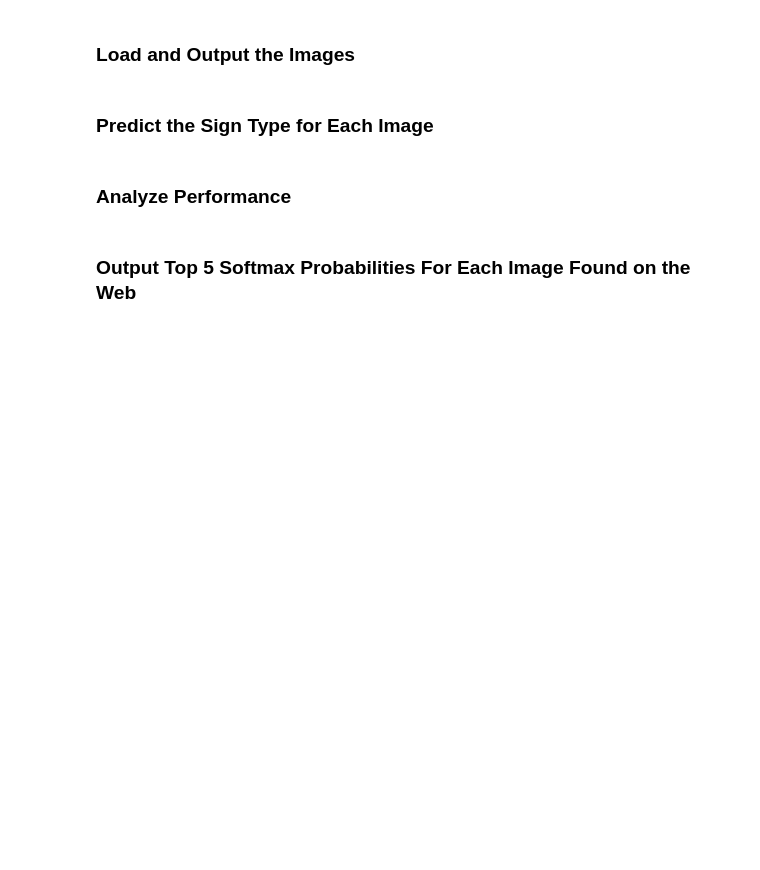
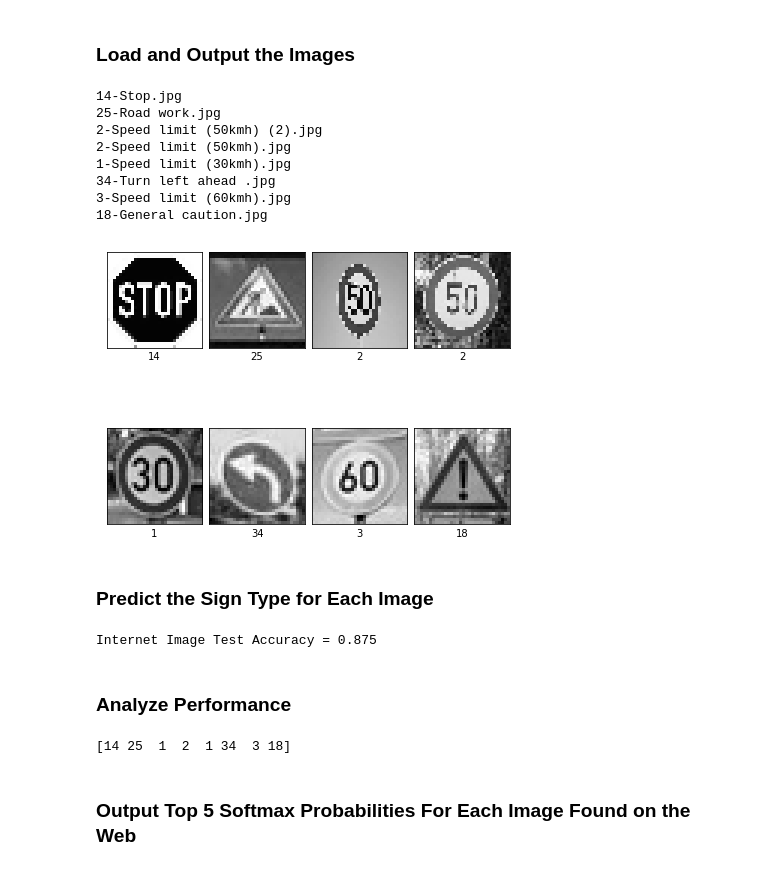
Before and after one commit to nehalsoni23/CarND-Traffic-Sign-Classifier-Project, a Jupyter notebook: Traffic_Sign_Classifier.ipynb, the cells around one changed output. Cells and saved outputs as stored; diff of their text form; code cells hidden in the pictures; blank space fills up the shorter version.

```diff
--- a/Traffic_Sign_Classifier.ipynb
+++ b/Traffic_Sign_Classifier.ipynb
@@ -245,9 +239,9 @@ def LeNet(x):
     # SOLUTION: Activation.
     fc2    = tf.nn.relu(fc2)
 
-    # SOLUTION: Layer 5: Fully Connected. Input = 84. Output = 10.
+    # SOLUTION: Layer 5: Fully Connected. Input = 84. Output = 43.
     fc3_W  = tf.Variable(tf.truncated_normal(shape=(84, 43), mean = mu, stddev = sigma))
-    fc3_b  = tf.Variable(tf.zeros(10))
+    fc3_b  = tf.Variable(tf.zeros(43))
     logits = tf.matmul(fc2, fc3_W) + fc3_b
 
     return logits
@@ -290,7 +284,7 @@ def evaluate(X_data, y_data):
     for offset in range(0, num_examples, BATCH_SIZE):
         x_batch, y_batch = X_data[offset:offset+BATCH_SIZE], y_data[offset:offset+BATCH_SIZE]
         accuracy = sess.run(accuracy_operation, feed_dict={x: x_batch, y: y_batch, keep_prob: 1.0})
-        total_accuracy += (accuracy * len(batch_x))
+        total_accuracy += (accuracy * len(x_batch))
     return total_accuracy / num_examples
 # %%
 #This cell trains the Lenet model
@@ -311,5 +305,5 @@ with tf.Session() as sess:
         print("Validation Accuracy = {:.3f}".format(validation_accuracy))
         print()
 
-    saver.save(sess, './model')
+    saver.save(sess, './new_model_2')
     print("LeNet Model saved")
@@ -342,36 +360,47 @@ You may find `signnames.csv` useful as it contains mappings from the class id (i
 # %%
 ### Load the images and plot them here.
 ### Feel free to use as many code cells as needed.
 
 %matplotlib inline
 import matplotlib.pyplot as plt
 import matplotlib.image as mpimg
 import matplotlib
 import numpy as np
 import cv2
 import os
 
-internet_images = []
+internet_test_images = []
+
 for filename in os.listdir("Internet_images/"):
     image = mpimg.imread(os.path.join("Internet_images", filename))
     image = cv2.resize(image, (32, 32))
-    internet_images.append(np.array(image))
-
-internet_images = np.asarray(internet_images)
-print (internet_images.shape)
-internet_images = grayscale(internet_images)
-y_internet = [23, 34,  2,  2,  14, 25, 23,  3,  1, 18]
+    internet_test_images.append(np.array(image))
+    print(filename)
+    #print(image.shape)
+internet_test_images = np.asarray(internet_test_images)
+internet_images = convert_grayscale(internet_test_images)
+y_internet = [14, 25, 2, 2, 1, 34, 3, 18]
 y_internet = np.asarray(y_internet)
 
 sample_frame_2 = plt.figure(figsize=(6,6))
 axes = []
 for i in range(0, len(internet_images)):
-    axis_2 = sample_frame_2.add_subplot(2,5,i+1)
+    axis_2 = sample_frame_2.add_subplot(2,4,i+1)
     axis_2.set_xlabel(y_internet[i])
     plt.xticks(np.array([]))
     plt.yticks(np.array([]))
     axis_2.imshow(internet_images[i].squeeze(),cmap='gray')
 plt.tight_layout(h_pad=0, w_pad=0)
+# %% [output]
+14-Stop.jpg
+25-Road work.jpg
+2-Speed limit (50kmh) (2).jpg
+2-Speed limit (50kmh).jpg
+1-Speed limit (30kmh).jpg
+34-Turn left ahead .jpg
+3-Speed limit (60kmh).jpg
+18-General caution.jpg
+[figure, added]
 # %% [markdown]
 ### Predict the Sign Type for Each Image
 # %%
@@ -380,23 +409,28 @@ plt.tight_layout(h_pad=0, w_pad=0)
 ### Feel free to use as many code cells as needed.
 with tf.Session() as sess:
     sess.run(tf.global_variables_initializer())
-    saver3 = tf.train.import_meta_graph('./lenet.meta')
-    saver3.restore(sess, "./lenet")
+    saver3 = tf.train.import_meta_graph('./new_model_2.meta')
+    saver3.restore(sess, "./new_model_2")
     internet_accuracy = evaluate(internet_images, y_internet)
     print("Internet Image Test Accuracy = {:.3f}".format(internet_accuracy))
+# %% [output]
+Internet Image Test Accuracy = 0.875
 # %% [markdown]
 ### Analyze Performance
 # %%
 ### Calculate the accuracy for these 5 new images.
 ### For example, if the model predicted 1 out of 5 signs correctly, it's 20% accurate on these new images.
-softmax = tf.nn.softmax(logits)
+Internet_results = []
 with tf.Session() as sess:
     sess.run(tf.global_variables_initializer())
-    saver3 = tf.train.import_meta_graph('./lenet.meta')
-    saver3.restore(sess, "./lenet")
-    probabilities = sess.run(softmax, feed_dict={x: internet_images})
-    result_top_five = sess.run(tf.nn.top_k(probabilities, k=5))
-    print (result_top_five)
+    saver3 = tf.train.import_meta_graph('./new_model_2.meta')
+    saver3.restore(sess, "./new_model_2")
+    prediction = tf.argmax(logits, 1)
+    result = sess.run(prediction, feed_dict={x: internet_images})
+    Internet_results = result
+    print(result)
+# %% [output]
+[14 25  1  2  1 34  3 18]
 # %% [markdown]
 ### Output Top 5 Softmax Probabilities For Each Image Found on the Web
 # %% [markdown]
```
Also changed, not shown: parts of 10 cells of this notebook, 24 other files.
